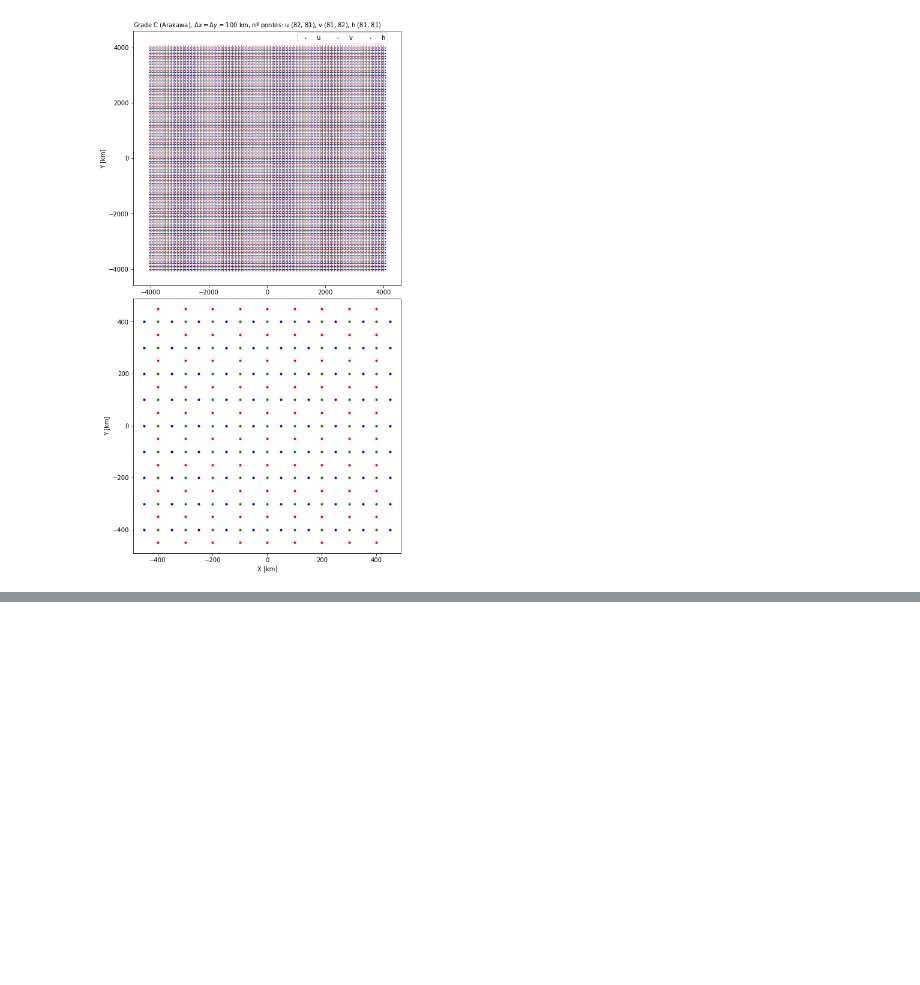
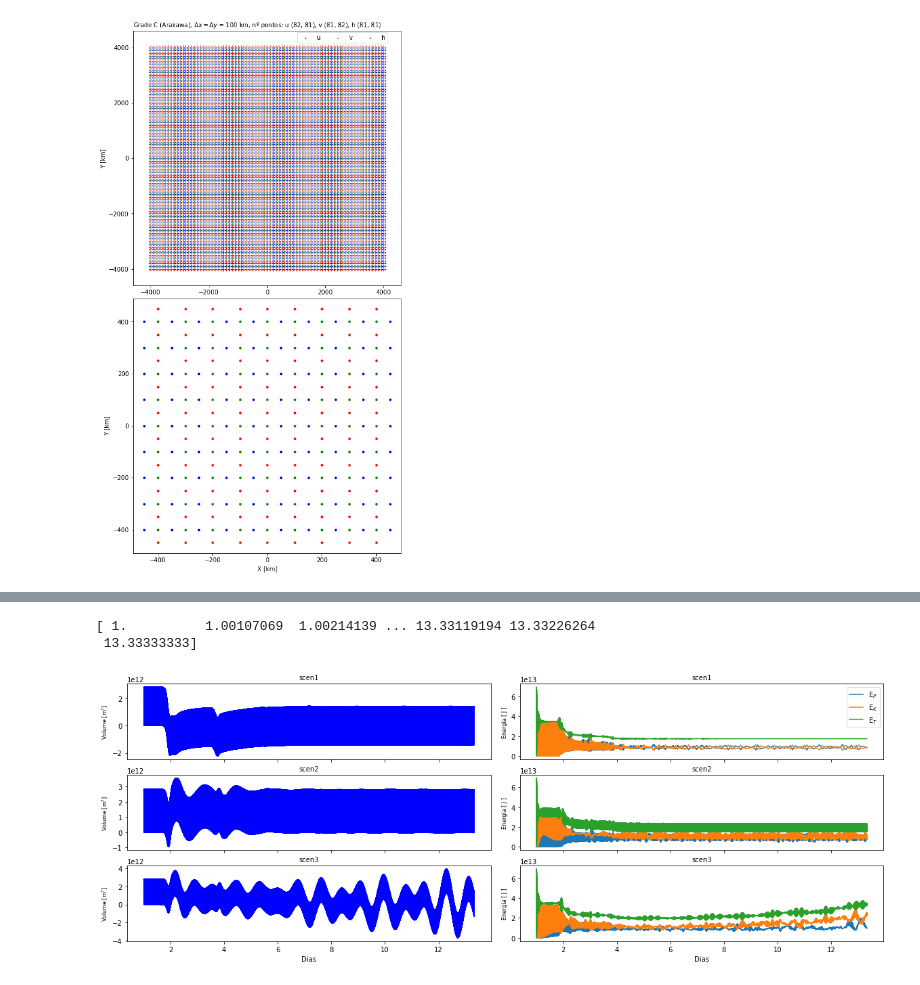
Before and after one commit to adelgadop/Modelagem, a Jupyter notebook: Exercicio_4/Agua_rassa.ipynb, the cells around one changed output, grey strips where cells are left out. Saved outputs shown, nothing was run; the diff lists cells and outputs as text; code cells hidden in the pictures; blank space fills up the shorter version.

```diff
--- a/Exercicio_4/Agua_rassa.ipynb
+++ b/Exercicio_4/Agua_rassa.ipynb
@@ -174,0 +178,33 @@ for ax, scen in zip([axes[0,1], axes[1,1], axes[2,1]], cenarios):
+# %%
+t = np.linspace(1, Nt*dt/(24*3600), Nt)
+print(t)
+fig, axes = plt.subplots(3, 2, figsize=(20, 7), sharex=True,
+                         gridspec_kw={'wspace':0.08})
+
+# Massa
+for ax, scen in zip([axes[0,0], axes[1,0], axes[2,0]], cenarios):
+    ax.plot(t, data[scen]['mass'][:-1], c='b')
+    ax.set_title(scen, fontsize=10, loc='center')
+    ax.ticklabel_format(style='sci', axis='y', scilimits=(-1,1))
+    ax.set_ylabel("Volume [m$^3$]", fontsize=8)
+
+axes[2,0].set_xlabel('Dias')
+
+# Energia
+for ax, scen in zip([axes[0,1], axes[1,1], axes[2,1]], cenarios):
+    Ep, Ek = data[scen]['Ep'][:-1], data[scen]['Ek'][:-1]
+    Et = Ep + Ek
+    ax.plot(t, Ep, label='E$_P$')
+    ax.plot(t, Ek, label='E$_K$')
+    ax.plot(t, Et, label='E$_T$')
+    ax.set_title(scen, fontsize=10, loc='center')
+    ax.ticklabel_format(style='sci', axis='y', scilimits=(0,0))
+    ax.set_ylabel("Energia [ J ]", fontsize=8)
+
+axes[2,1].set_xlabel('Dias')
+axes[0,1].legend()
+fig.savefig("fig/leapfrog_vol_ener"+str(H)+"m_.png", dpi = 300, bbox_inches='tight', facecolor='w')
+# %% [output]
+[ 1.          1.00107069  1.00214139 ... 13.33119194 13.33226264
+ 13.33333333]
+[figure, added]
```
Also changed, not shown: parts of 8 cells of this notebook, 8 other files.
